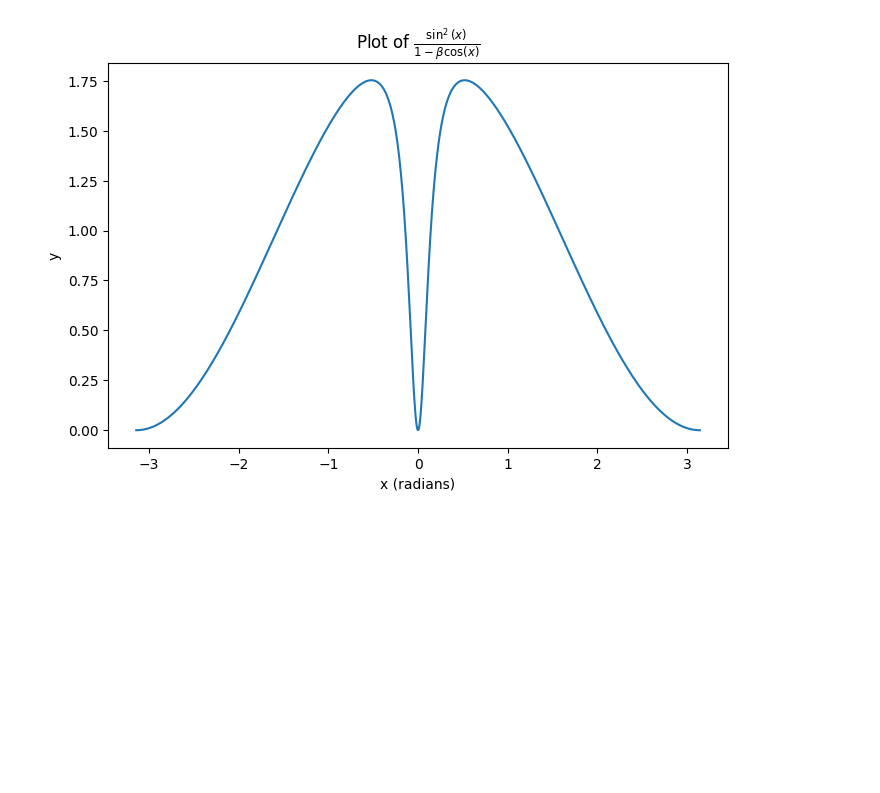
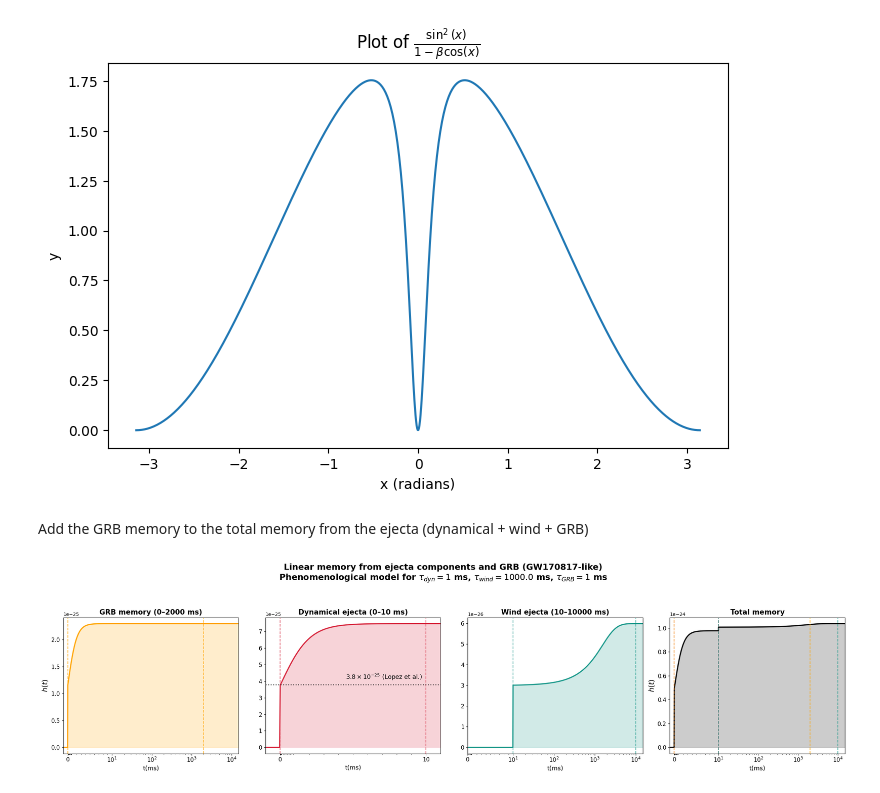
Before and after one commit to ThomasBastro/Memory_effect, a Jupyter notebook: Memory_Lopez/phenom_model.ipynb, the cells around one changed output. Drawn from its saved outputs; the diff is of its cells as text; code cells hidden in the pictures; blank space fills up the shorter version.

```diff
--- a/Memory_Lopez/phenom_model.ipynb
+++ b/Memory_Lopez/phenom_model.ipynb
@@ -146,3 +147,35 @@ plt.title(r"Plot of $\frac{\sin^2(x)}{1- \beta \cos(x)}$")
 plt.show()
 # %% [output]
 [figure]
+# %% [markdown]
+Add the GRB memory to the total memory from the ejecta (dynamical + wind + GRB)
+# %%
+# Parameters for GRB memory
+t = np.linspace(-5., 15., 500000) * 1e3  # ms
+E_j = 1e50 * erg_to_joule  # low luminosity of GRB170817A (https://arxiv.org/pdf/2006.02060)
+theta = np.deg2rad(30)  # 30 degrees off axis
+beta = 0.99  # ultrarelativistic jet
+tau_grb_ms = 1  # ms
+start_grb, end_grb = 0, 2000 # end GRB at 2s, which is the duration of the associated sGRB ??
+# (seems long for the memory case, I would expect something more similar to the dynamical ejecta timescale)
+# Parameters for the combined memory from ejecta (dynamical + wind)
+M_ej_dyn = 0.5*1e-2 * MSUN_SI
+v_ej_dyn = 0.25 * C_SI
+tau_dyn_ms = 1
+
+M_ej_wind = 0.01 * MSUN_SI
+v_ej_wind = 0.05 * C_SI
+tau_wind_ms = 1e3
+r = 40 * PC_SI * 1e6  # 170817
+start_dyn, end_dyn = 0, 10
+start_wind, end_wind = 10, 10e3
+
+up.phenom_memory_ejecta_components_GRB(
+    t,
+    r,
+    M_ej_dyn, v_ej_dyn, tau_dyn_ms, start_dyn, end_dyn,
+    M_ej_wind, v_ej_wind, tau_wind_ms, start_wind, end_wind,
+    E_j, beta, theta, tau_grb_ms, start_grb, end_grb
+)
+# %% [output]
+[figure, added]
```
Also changed, not shown: parts of 12 cells of this notebook, 22 other files.
